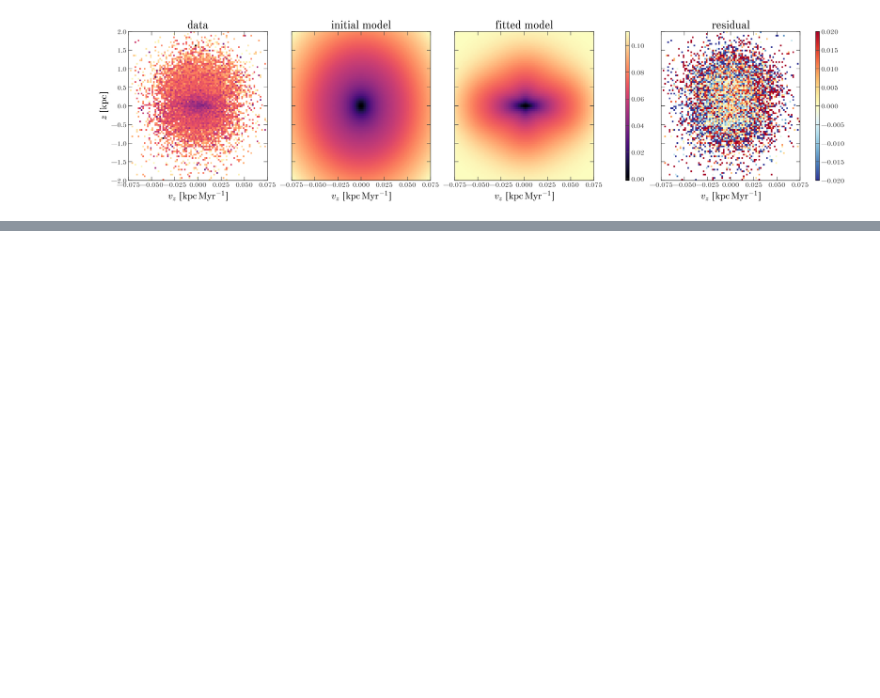
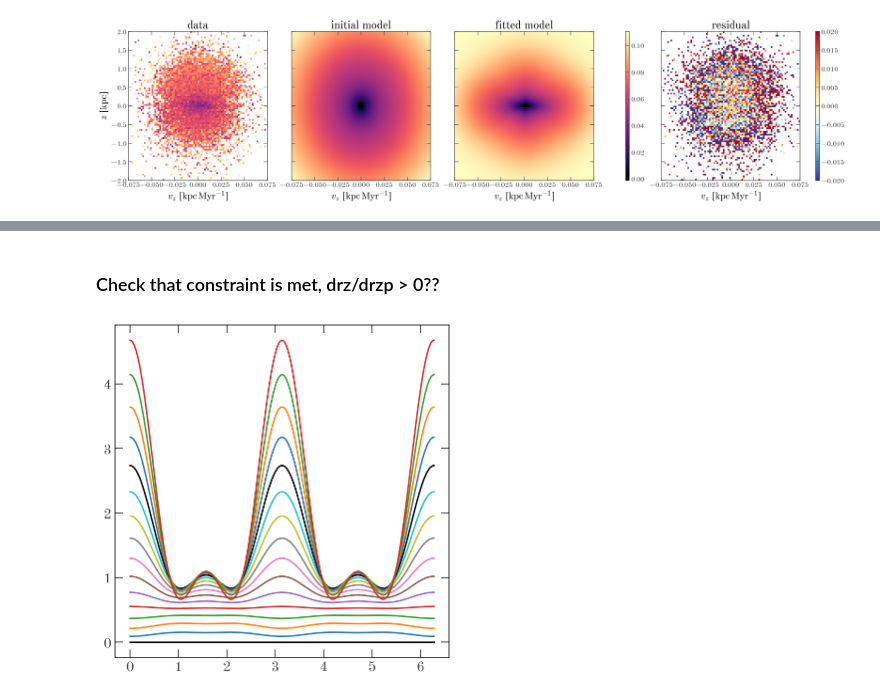
Before and after one commit to adrn/empirical-af, a Jupyter notebook: notebooks/Danny-label-test.ipynb, the cells around one changed output, grey strips where cells are left out. Saved outputs shown, nothing was run; the diff lists cells and outputs as text; code cells hidden in the pictures; blank space fills up the shorter version.

```diff
--- a/notebooks/Danny-label-test.ipynb
+++ b/notebooks/Danny-label-test.ipynb
@@ -106,0 +117,8 @@ plot_data_models_label_residual(data_H, model0, model);
+# %% [markdown]
+### Check that constraint is met, drz/drzp > 0??
+# %%
+thp = np.linspace(0, 2 * np.pi, 256)
+for rzp in np.linspace(0, 2.0, 16):
+    plt.plot(thp, model.get_rz(rzp, thp), marker="")
+# %% [output]
+[figure, added]
```
Also changed, not shown: parts of 3 cells of this notebook.
